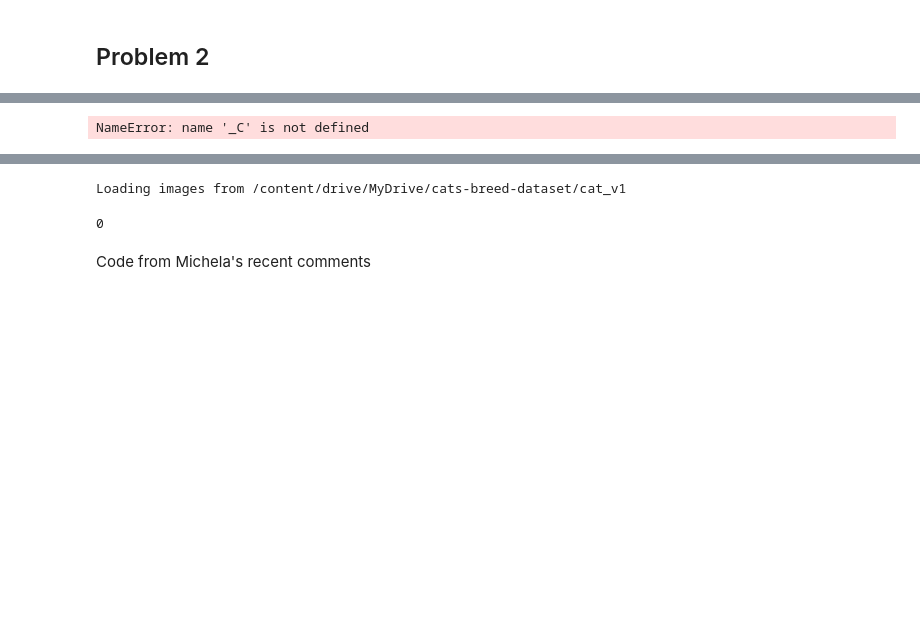
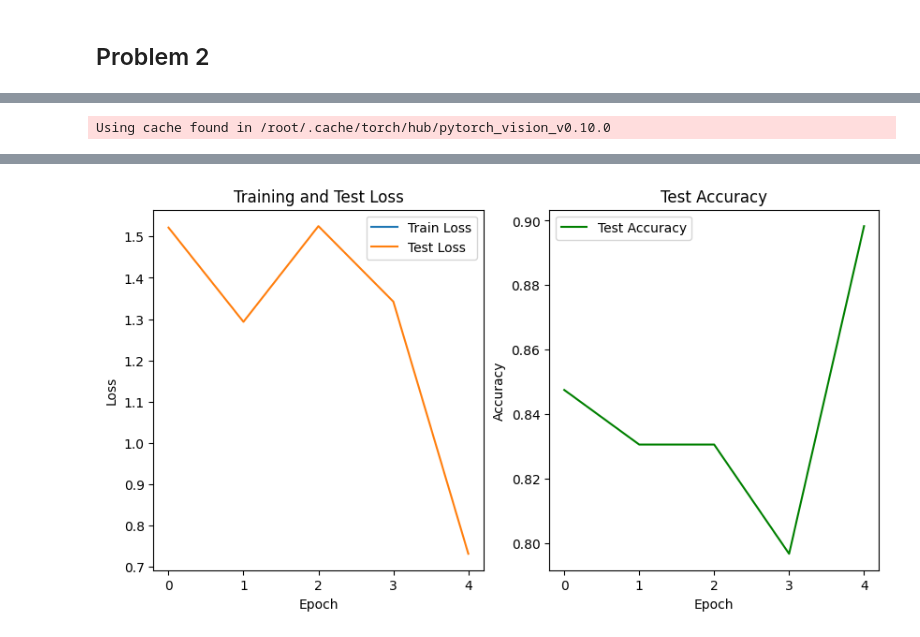
Before and after one commit to ethanmarshallanalytics/Deep-Learning-and-Neural-Networks, a Jupyter notebook: MATH_6373_Homework_5_Transfer_Learning.ipynb, the cells around one changed output, grey strips where cells are left out. Cells and saved outputs as stored; diff of their text form; code cells hidden in the pictures; blank space fills up the shorter version.

```diff
--- a/MATH_6373_Homework_5_Transfer_Learning.ipynb
+++ b/MATH_6373_Homework_5_Transfer_Learning.ipynb
@@ -122,31 +148,10 @@ AlexNet(
 # %%
-import torch
-import matplotlib.pyplot as plt
-import torchvision
-
-from torch import nn
-from torch import optim
-from torchvision import datasets, transforms, models
-from torch.utils.data import DataLoader, random_split
-
-# Define transforms for the training data and testing data
-preprocess = transforms.Compose([
-    transforms.Resize(256),
-    transforms.CenterCrop(224),
-    transforms.ToTensor(),
-    transforms.Normalize([0.485, 0.456, 0.406], [0.229, 0.224, 0.225])
-])
-
-# Load the Cats breed dataset
-dataset = torchvision.datasets.ImageFolder(root='/content/drive/MyDrive/cats-breed-dataset/', transform=preprocess)
 train_size = int(0.8 * len(dataset))
 test_size = len(dataset) - train_size
 train_dataset, test_dataset = random_split(dataset, [train_size, test_size])
-
 trainloader = DataLoader(train_dataset, batch_size=64, shuffle=True)
 testloader = DataLoader(test_dataset, batch_size=64)
 
-# LINE FROM MICHELA
 model = torch.hub.load('pytorch/vision:v0.10.0', 'alexnet', pretrained=True)
 
 # Freeze all layers except the last classifier layer
@@ -169,7 +174,6 @@ model.to(device)
 criterion = nn.CrossEntropyLoss()
 optimizer = optim.Adam(model.classifier.parameters(), lr=0.001)
 
-# Training loop
 epochs = 5
 train_losses = []
 test_losses = []
@@ -178,6 +182,8 @@ accuracies = []
 for epoch in range(epochs):
     model.train()
     running_loss = 0.0
+    train_loss = 0.0
+    total_samples = 0
     for inputs, labels in trainloader:
         inputs, labels = inputs.to(device), labels.to(device)
         optimizer.zero_grad()
@@ -185,8 +191,10 @@ for epoch in range(epochs):
         loss = criterion(outputs, labels)
         loss.backward()
         optimizer.step()
-        running_loss += loss.item()
+        running_loss += loss.item()* inputs.size(0)
+        total_samples += labels.size(0)
 
+    train_loss = running_loss / total_samples
     # Validation
     model.eval()
     test_loss = 0.0
@@ -203,16 +211,13 @@ for epoch in range(epochs):
             accuracy += torch.sum(predicted == labels).item()
             total_samples += labels.size(0)
 
-    # Calculate metrics
     test_loss = test_loss / total_samples
     accuracy = accuracy / total_samples
-
-    # Store metrics for plotting
     test_losses.append(test_loss)
     accuracies.append(accuracy)
 
     print(f"Epoch {epoch+1}/{epochs}: "
-          f"Train Loss: {running_loss:.4f}, "
+          f"Train Loss: {train_loss:.4f}, "
           f"Test Loss: {test_loss:.4f}, "
           f"Test Accuracy: {accuracy:.4f}")
 
@@ -235,4 +240,4 @@ plt.title('Test Accuracy')
 plt.legend()
 plt.show()
 # %% [output]
-NameError: name '_C' is not defined
+Using cache found in /root/.cache/torch/hub/pytorch_vision_v0.10.0
@@ -238,0 +249 @@ NameError: name '_C' is not defined
+[figure, added]
@@ -257,30 +249,0 @@ def load_dataset(folder_path, preprocess):
-# %%
-# Function to load dataset with unique labels for each class
-def load_dataset(folder_path, preprocess):
-    data = []
-    label = 0
-
-    for subfolder in os.listdir(folder_path):
-        subfolder_path = os.path.join(folder_path, subfolder)
-        if os.path.isdir(subfolder_path):
-            print(f"Loading images from {subfolder_path}")
-            for image_file in tqdm(os.listdir(subfolder_path)):
-                image_path = os.path.join(subfolder_path, image_file)
-                if os.path.isfile(image_path):  # Ensure we're dealing with a file, not a directory
-                    image = preprocess(Image.open(image_path))
-                    data.append((image, label))
-                    print(label)
-            label += 1  # Increment label for each subfolder
-
-    return data
-
-# Load the Cats breed dataset using the new approach
-folder_path = '/content/drive/MyDrive/cats-breed-dataset/'
-dataset = load_dataset(folder_path, preprocess)
-
-print(len(dataset))  # Print the total number of samples in the dataset
-# %% [output]
-Loading images from /content/drive/MyDrive/cats-breed-dataset/cat_v1
-0
-# %% [markdown]
-Code from Michela's recent comments
```
Also changed, not shown: parts of 7 cells of this notebook.
